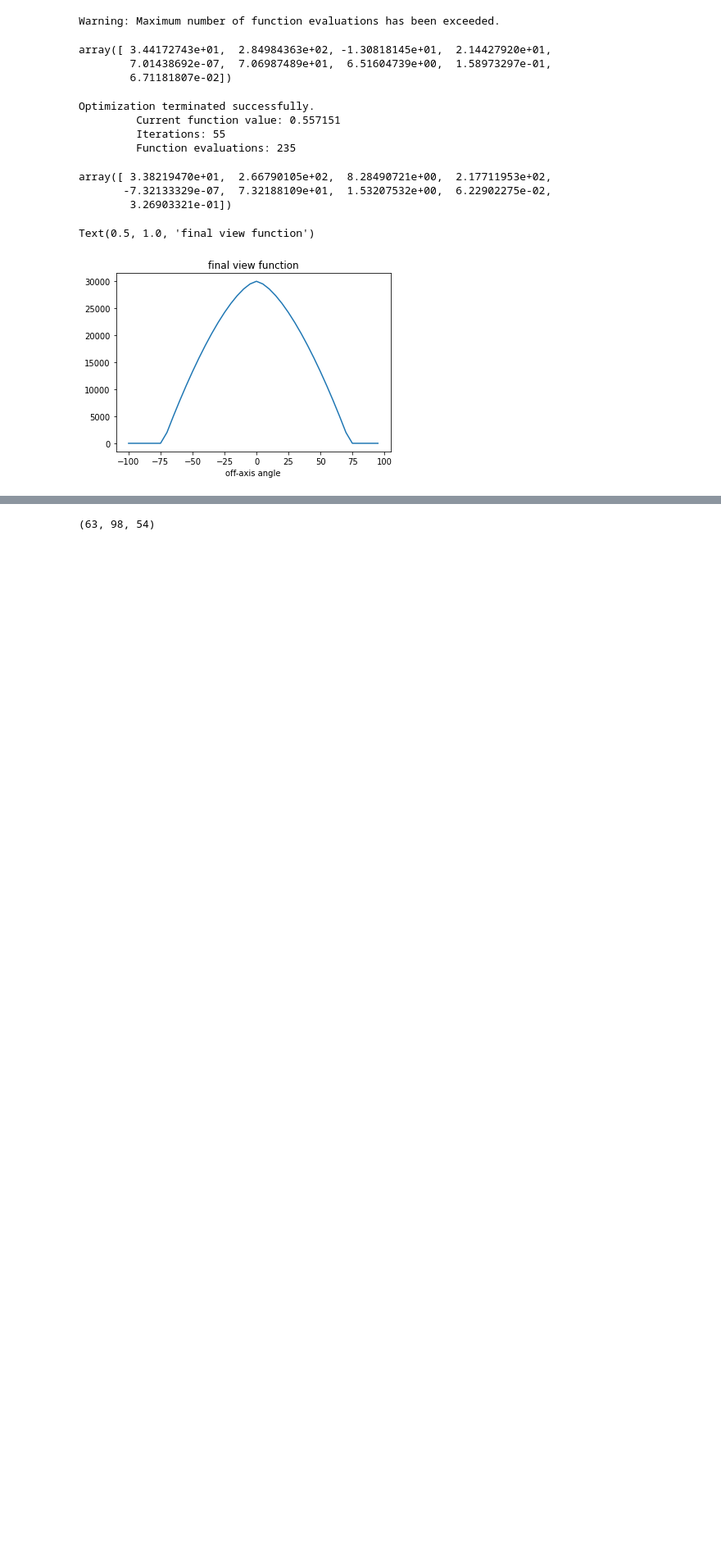
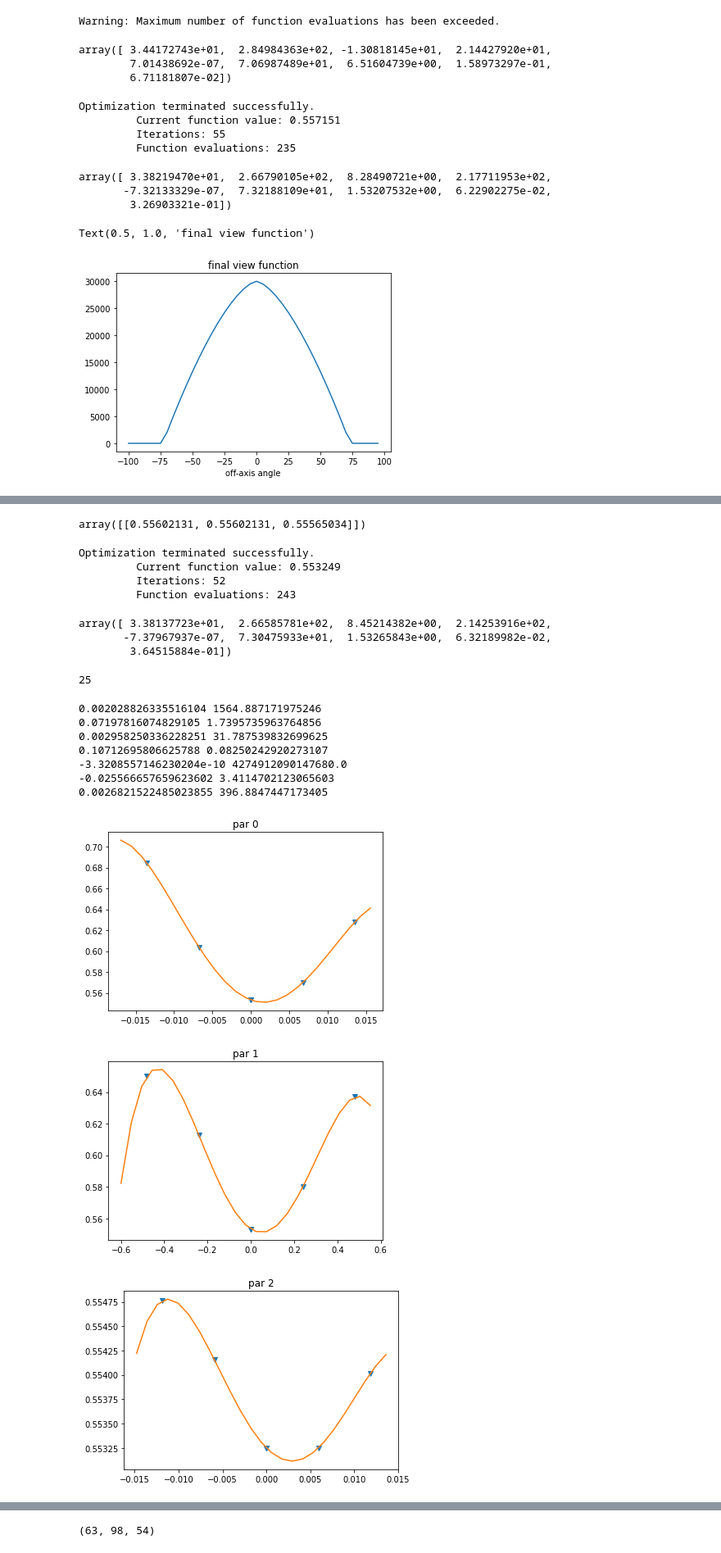
Before and after one commit to limu007/cube, a Jupyter notebook: Attitude_october_update.ipynb, the cells around one changed output, grey strips where cells are left out. Shown at 82% size. Cells and saved outputs as stored; diff of their text form; code cells hidden in the pictures; blank space fills up the shorter version.

```diff
--- a/Attitude_october_update.ipynb
+++ b/Attitude_october_update.ipynb
@@ -1537,0 +1559,65 @@ pfinex4[6]
+# %%
+multiscale=np.array([0.002, 0.009, 0.007, 0.01, 0.015 , 0.005, 0.025])
+# %%
+def relgrad3(qmin,dmul=0.1,ilow=0,ihig=-1,nefun=None,loud=0): #gradient of some arbitrary function (nefun)
+    if exfun==None: nefun=minfun
+    rep=[]
+    if ihig==-1: ihig=len(qmin)
+    for qi in range(ilow,ihig):
+        if np.iterable(dmul): dd=dmul[qi]
+        else: dd=dmul
+        smin=lambda q:nefun(qmin*([1]*(qi)+[q]+[1]*(len(qmin)-qi-1)))
+        rep.append([smin(1-dd),smin(1),smin(1+dd)])
+    return rep
+# %%
+np.array(relgrad3(poutx,multiscale[6],nefun=misfun,ilow=6,ihig=7))
+# %% [output]
+array([[0.55602131, 0.55602131, 0.55565034]])
+# %%
+poutx4=op.fmin(misfun,poutx)
+# %% [output]
+Optimization terminated successfully.
+         Current function value: 0.553249
+         Iterations: 52
+         Function evaluations: 243
+# %%
+poutx4
+# %% [output]
+array([ 3.38137723e+01,  2.66585781e+02,  8.45214382e+00,  2.14253916e+02,
+       -7.37967937e-07,  7.30475933e+01,  1.53265843e+00,  6.32189982e-02,
+        3.64515884e-01])
+# %%
+#exfun2(pouts3)
+len(dos)
+# %% [output]
+25
+# %%
+poutx=poutx4
+grscale=0.05
+all_grad=np.concatenate([np.array(relgrad3(poutx,multiscale,nefun=misfun,ihig=7)).T,np.array(relgrad3(poutx,2*multiscale,nefun=misfun,ihig=7)).T])
+rec_out=[]
+for i in range(7):
+    pl.figure()
+    pos=np.r_[-0.1,0,0.1,-0.2,0.,0.2]*multiscale[i]*poutx[i]
+    dos=np.r_[-0.25:0.25:0.02]*multiscale[i]*poutx[i]
+    pl.title("par %i"%i)
+    ids=np.polyfit(pos,all_grad[:,i],4)
+    pl.plot(pos,all_grad[:,i],'v')
+    prof=np.polyval(ids,dos)
+    minpos=np.argmin(prof[7:18])+7
+    poder=np.polyder(np.polyder(ids))
+    der2=np.polyval(poder,dos[minpos])
+    print(dos[minpos],der2)
+    rec_out.append([minpos,der2,poder])
+    pl.plot(dos,prof)
+# %% [output]
+0.002028826335516104 1564.887171975246
+0.07197816074829105 1.7395735963764856
+0.002958250336228251 31.787539832699625
+0.10712695806625788 0.08250242920273107
+-3.3208557146230204e-10 4274912090147680.0
+-0.025566657659623602 3.4114702123065603
+0.0026821522485023855 396.8847447173405
+[figure, added]
+[figure, added]
+[figure, added]
```
Also changed, not shown: parts of 10 cells of this notebook, 1 other file.
